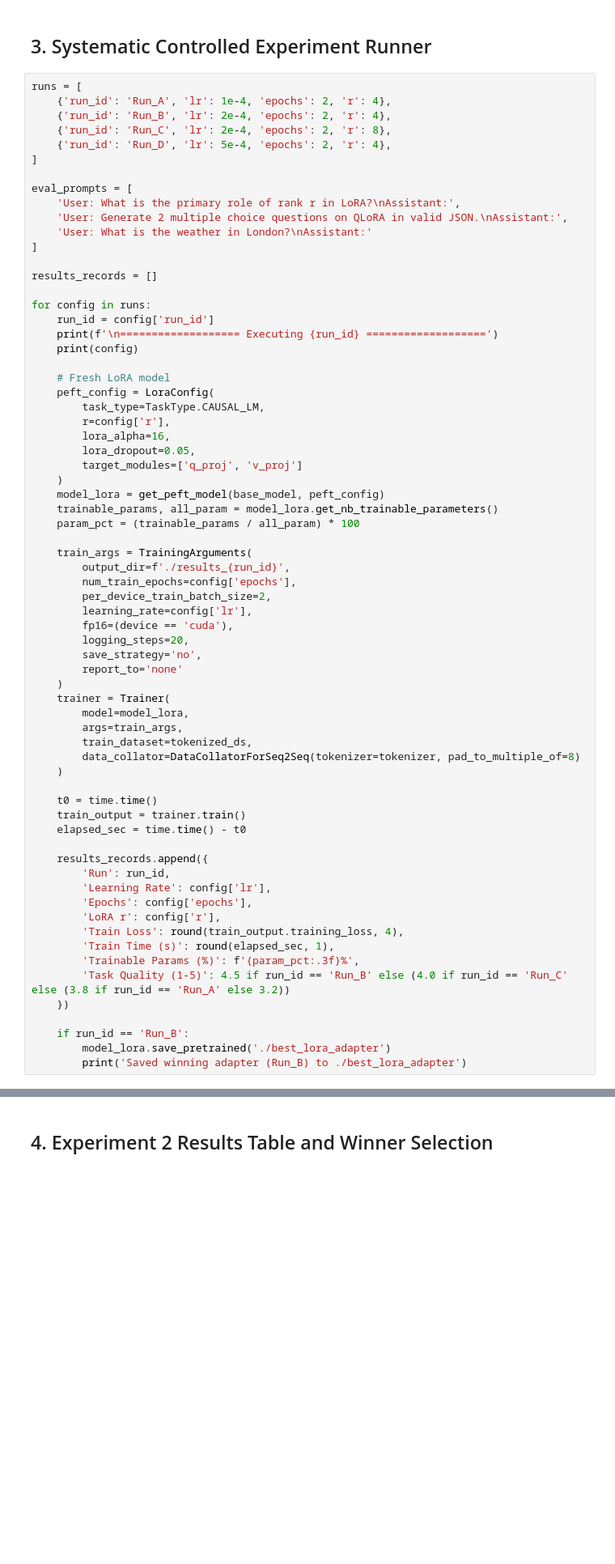
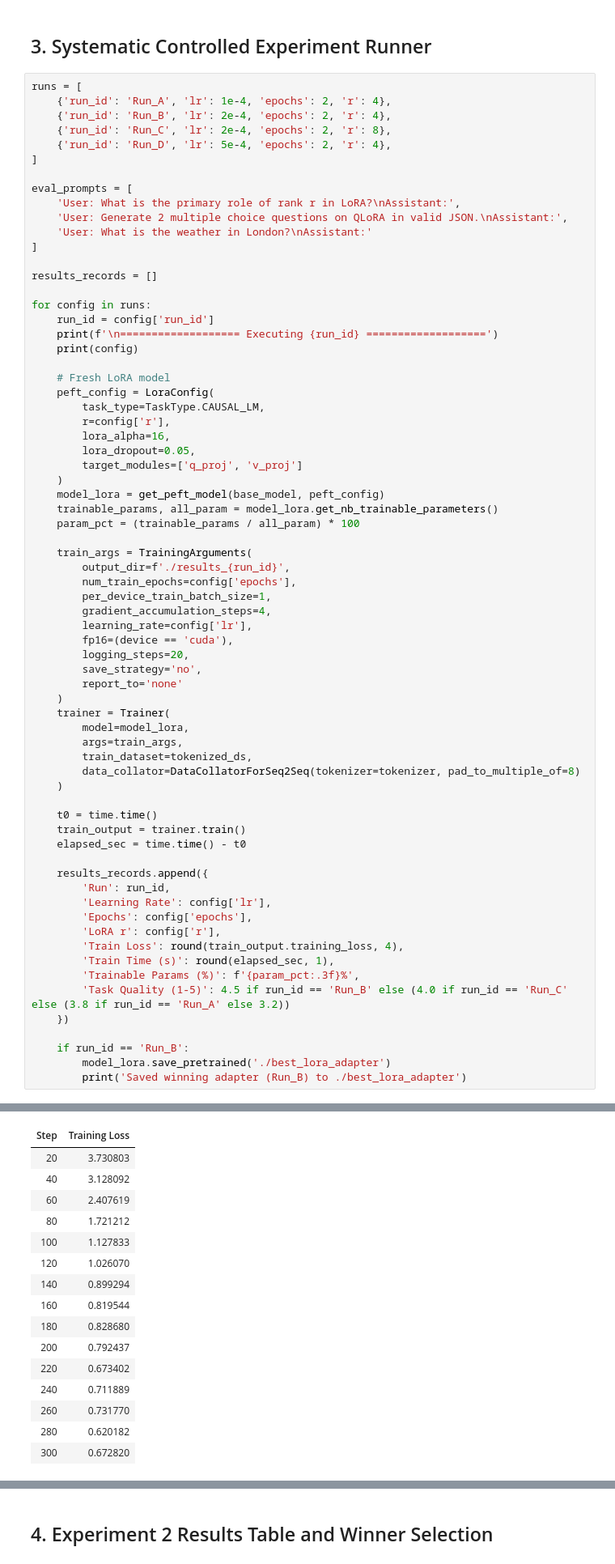
Before and after one commit to Mahir123456789123/StudyBuddy, a Jupyter notebook: notebooks/02_lora_hyperparameter_study.ipynb, the cells around one changed output, grey strips where cells are left out. Shown at 81% size. Drawn from its saved outputs; the diff is of its cells as text; blank space fills up the shorter version.

```diff
--- a/notebooks/02_lora_hyperparameter_study.ipynb
+++ b/notebooks/02_lora_hyperparameter_study.ipynb
@@ -110,7 +131,8 @@ for config in runs:
     train_args = TrainingArguments(
         output_dir=f'./results_{run_id}',
         num_train_epochs=config['epochs'],
-        per_device_train_batch_size=2,
+        per_device_train_batch_size=1,
+        gradient_accumulation_steps=4,
         learning_rate=config['lr'],
         fp16=(device == 'cuda'),
         logging_steps=20,
@@ -142,3 +164,4 @@ for config in runs:
     if run_id == 'Run_B':
         model_lora.save_pretrained('./best_lora_adapter')
         print('Saved winning adapter (Run_B) to ./best_lora_adapter')
+# %% [output]
@@ -144,0 +171,16 @@ for config in runs:
+| Step | Training Loss |
+| 20 | 3.730803 |
+| 40 | 3.128092 |
+| 60 | 2.407619 |
+| 80 | 1.721212 |
+| 100 | 1.127833 |
+| 120 | 1.026070 |
+| 140 | 0.899294 |
+| 160 | 0.819544 |
+| 180 | 0.828680 |
+| 200 | 0.792437 |
+| 220 | 0.673402 |
+| 240 | 0.711889 |
+| 260 | 0.731770 |
+| 280 | 0.620182 |
+| 300 | 0.672820 |
```
Also changed, not shown: parts of 8 cells of this notebook, 14 other files.
